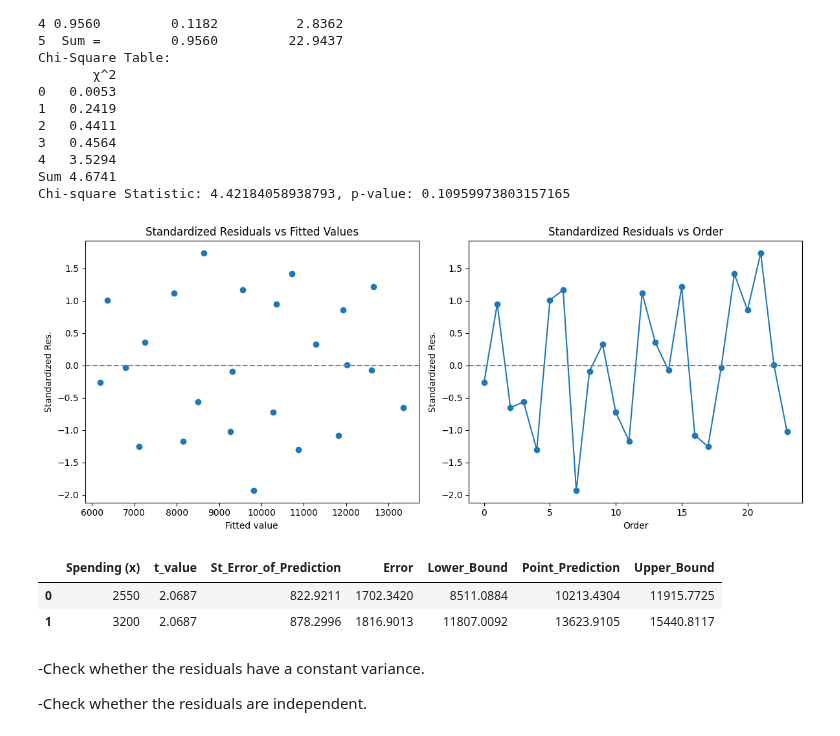
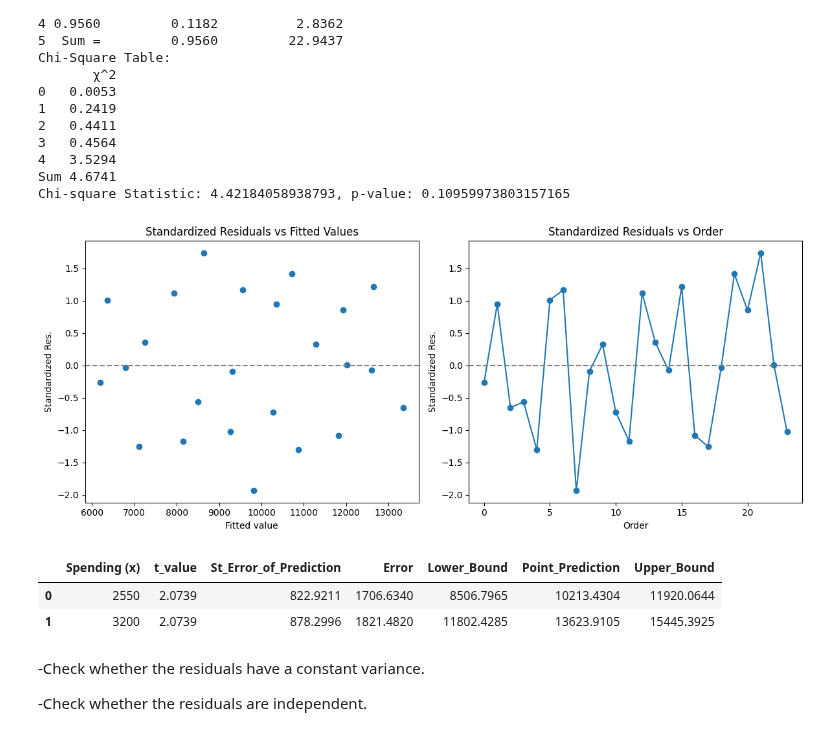
Before and after one commit to amkayhani/Statistics, a Jupyter notebook: Correlations_and_Linear_Regression_Lab.ipynb, the cells around one changed output. Cells and saved outputs as stored; diff of their text form; code cells hidden in the pictures.

```diff
--- a/Correlations_and_Linear_Regression_Lab.ipynb
+++ b/Correlations_and_Linear_Regression_Lab.ipynb
@@ -393,7 +393,7 @@ prediction_level = 0.95  # Confidence level
 x_bar = 2452.4  # Mean of Spending
 s_x = 405.5  # Standard deviation of Spending
 n = len(df)  # Sample size
-t_value = stats.t.ppf(1 - alpha/2, df=n-1)  # t-value for 95% confidence
+t_value = stats.t.ppf(1 - alpha/2, df=n-2)  # t-value for 95% confidence
 
 # Spending values for which we want to calculate prediction intervals
 spending_values = [2550, 3200]
@@ -441,35 +441,35 @@ prediction_table['Error'] = prediction_table['t_value'] * prediction_table['St_E
 # Reorder columns for the final table after updating the Error column
 prediction_table = prediction_table[['t_value', 'St_Error_of_Prediction', 'Error', 'Lower_Bound', 'Point_Prediction', 'Upper_Bound']]
 
 # Prepare the residual plots again with the line connecting points on the second scatter plot
 plt.figure(figsize=(12, 5))
 
 # Residuals vs Fitted values
 plt.subplot(1, 2, 1)
 plt.scatter(df['Fitted_value'], df['Standardized_Res'])
 plt.axhline(0, color='grey', linestyle='--')
 plt.xlabel('Fitted value')
 plt.ylabel('Standardized Res.')
 plt.title('Standardized Residuals vs Fitted Values')
 
 # Residuals vs Order of data with line connecting points
 plt.subplot(1, 2, 2)
 plt.plot(df.index, df['Standardized_Res'], marker='o', linestyle='-')  # Line added here
 plt.axhline(0, color='grey', linestyle='--')
 plt.xlabel('Order')
 plt.ylabel('Standardized Res.')
 plt.title('Standardized Residuals vs Order')
 
 plt.tight_layout()
 plt.show()
 
 # Show the updated prediction table
 prediction_table.reset_index().rename(columns={'index': 'Spending (x)'})
 # %% [output]
 [figure]
 |  | Spending (x) | t_value | St_Error_of_Prediction | Error | Lower_Bound | Point_Prediction | Upper_Bound |
-| 0 | 2550 | 2.0687 | 822.9211 | 1702.3420 | 8511.0884 | 10213.4304 | 11915.7725 |
-| 1 | 3200 | 2.0687 | 878.2996 | 1816.9013 | 11807.0092 | 13623.9105 | 15440.8117 |
+| 0 | 2550 | 2.0739 | 822.9211 | 1706.6340 | 8506.7965 | 10213.4304 | 11920.0644 |
+| 1 | 3200 | 2.0739 | 878.2996 | 1821.4820 | 11802.4285 | 13623.9105 | 15445.3925 |
 # %% [markdown]
 -Check whether the residuals have a constant variance.
 
```
Also changed, not shown: parts of 1 cell of this notebook.
